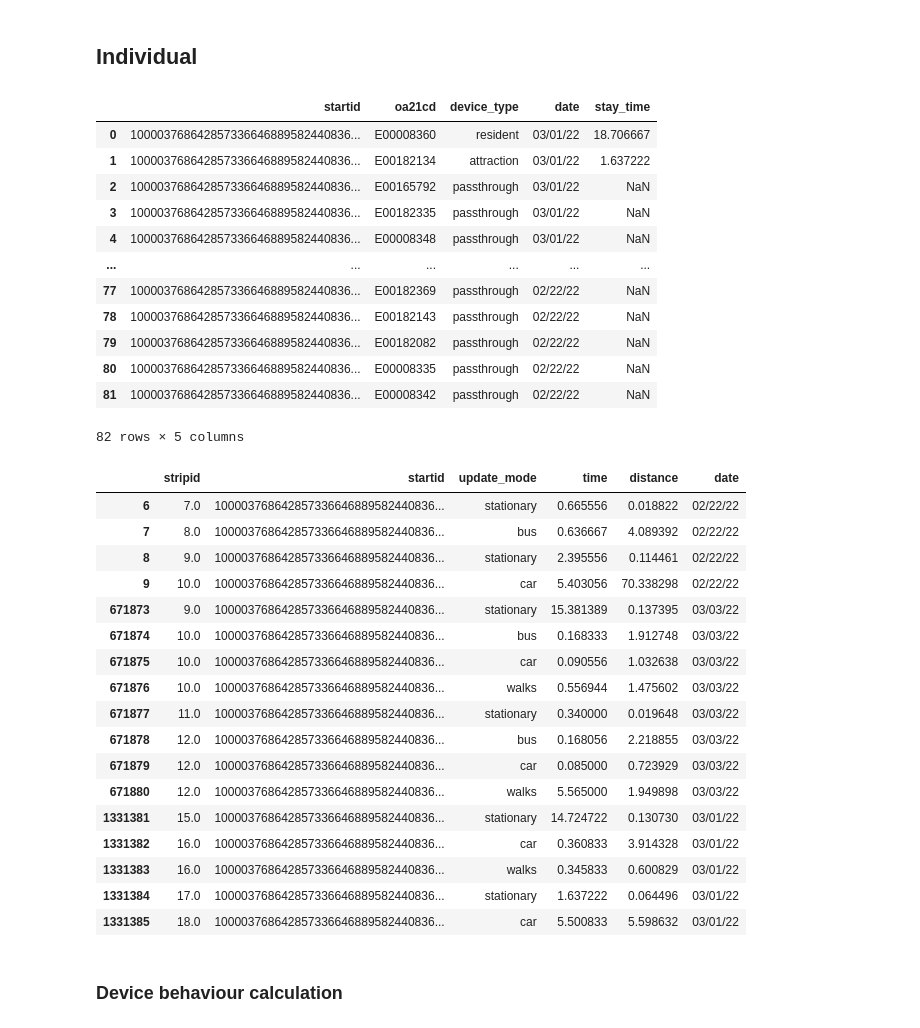
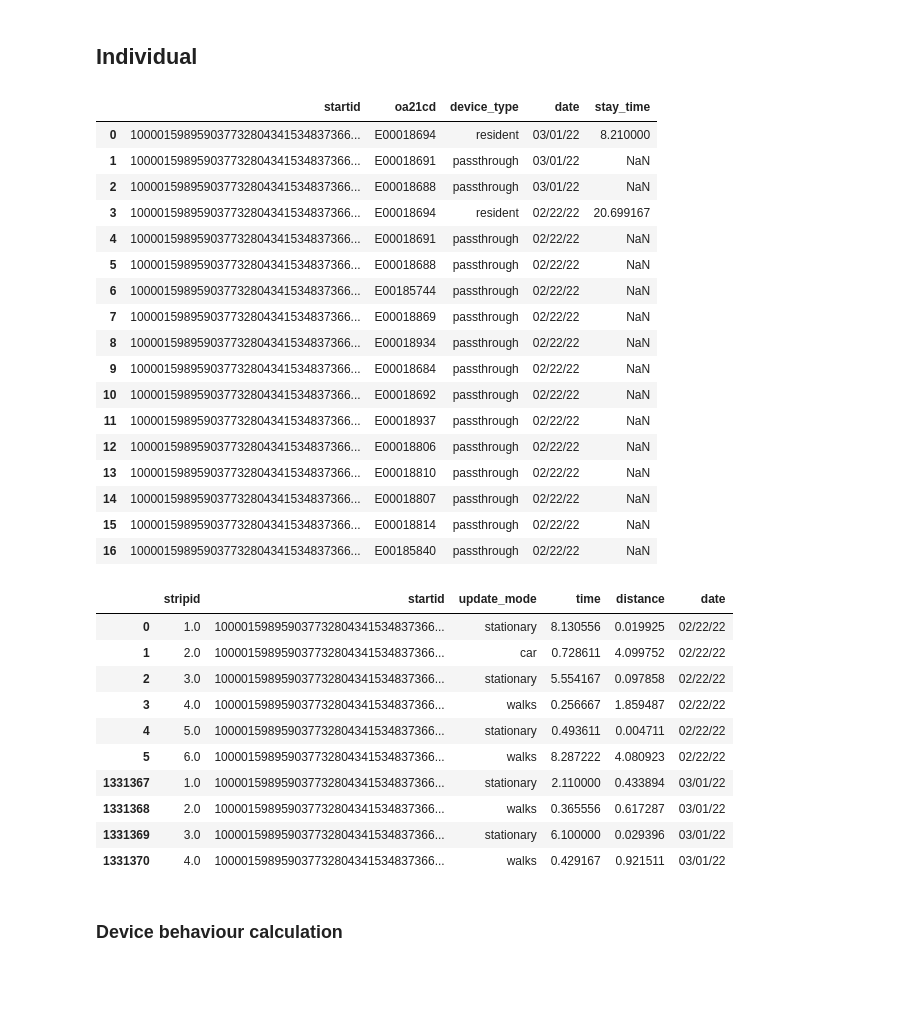
Before and after one commit to ZongheMa/Understanding-the-modal-shifting-and-travel-delays-under-short-term-transport-disruption-CSoLTS, a Jupyter notebook: EDA.ipynb, the cells around one changed output. Cells and saved outputs as stored; diff of their text form; code cells hidden in the pictures; blank space fills up the shorter version.

```diff
--- a/EDA.ipynb
+++ b/EDA.ipynb
@@ -86,54 +86,52 @@ travel_time_313 = travel_time[
 travel_time_313['date'] = pd.to_datetime(travel_time_313['date'], format='%m/%d/%y').dt.strftime('%m/%d/%y')
 # %%
 # Device related behavioral test
-test_device_lable = device_313['startid'].unique()[1]
+test_device_lable = device_313['startid'].unique()[0]
 # print(test_device_lable)
 test_device = device_313[device_313['startid'] == test_device_lable]
 # print(test_device)
 test_device_stay = stay_time_313[stay_time_313['startid'] == test_device_lable]
 # print(test_device_stay)
 test_device_modes = travel_time_313[travel_time_313['startid'] == test_device_lable]
 # print(test_device_travel)
 # merge the test device status, stay time and travel time
 test_device_status = pd.merge(test_device, test_device_stay, on=['startid', 'date', 'oa21cd', 'device_type'],
                               how='left')
 test_device = test_device.drop_duplicates().reset_index(drop=True)
 test_device_status
 # %% [output]
 |  | startid | oa21cd | device_type | date | stay_time |
-| 0 | 100003768642857336646889582440836... | E00008360 | resident | 03/01/22 | 18.706667 |
-| 1 | 100003768642857336646889582440836... | E00182134 | attraction | 03/01/22 | 1.637222 |
-| 2 | 100003768642857336646889582440836... | E00165792 | passthrough | 03/01/22 | NaN |
-| 3 | 100003768642857336646889582440836... | E00182335 | passthrough | 03/01/22 | NaN |
-| 4 | 100003768642857336646889582440836... | E00008348 | passthrough | 03/01/22 | NaN |
-| ... | ... | ... | ... | ... | ... |
-| 77 | 100003768642857336646889582440836... | E00182369 | passthrough | 02/22/22 | NaN |
-| 78 | 100003768642857336646889582440836... | E00182143 | passthrough | 02/22/22 | NaN |
-| 79 | 100003768642857336646889582440836... | E00182082 | passthrough | 02/22/22 | NaN |
-| 80 | 100003768642857336646889582440836... | E00008335 | passthrough | 02/22/22 | NaN |
-| 81 | 100003768642857336646889582440836... | E00008342 | passthrough | 02/22/22 | NaN |
+| 0 | 100001598959037732804341534837366... | E00018694 | resident | 03/01/22 | 8.210000 |
+| 1 | 100001598959037732804341534837366... | E00018691 | passthrough | 03/01/22 | NaN |
+| 2 | 100001598959037732804341534837366... | E00018688 | passthrough | 03/01/22 | NaN |
+| 3 | 100001598959037732804341534837366... | E00018694 | resident | 02/22/22 | 20.699167 |
+| 4 | 100001598959037732804341534837366... | E00018691 | passthrough | 02/22/22 | NaN |
+| 5 | 100001598959037732804341534837366... | E00018688 | passthrough | 02/22/22 | NaN |
+| 6 | 100001598959037732804341534837366... | E00185744 | passthrough | 02/22/22 | NaN |
+| 7 | 100001598959037732804341534837366... | E00018869 | passthrough | 02/22/22 | NaN |
+| 8 | 100001598959037732804341534837366... | E00018934 | passthrough | 02/22/22 | NaN |
+| 9 | 100001598959037732804341534837366... | E00018684 | passthrough | 02/22/22 | NaN |
+| 10 | 100001598959037732804341534837366... | E00018692 | passthrough | 02/22/22 | NaN |
+| 11 | 100001598959037732804341534837366... | E00018937 | passthrough | 02/22/22 | NaN |
+| 12 | 100001598959037732804341534837366... | E00018806 | passthrough | 02/22/22 | NaN |
+| 13 | 100001598959037732804341534837366... | E00018810 | passthrough | 02/22/22 | NaN |
+| 14 | 100001598959037732804341534837366... | E00018807 | passthrough | 02/22/22 | NaN |
+| 15 | 100001598959037732804341534837366... | E00018814 | passthrough | 02/22/22 | NaN |
+| 16 | 100001598959037732804341534837366... | E00185840 | passthrough | 02/22/22 | NaN |
-82 rows × 5 columns
 # %%
 test_device_modes
 # %% [output]
 |  | stripid | startid | update_mode | time | distance | date |
-| 6 | 7.0 | 100003768642857336646889582440836... | stationary | 0.665556 | 0.018822 | 02/22/22 |
-| 7 | 8.0 | 100003768642857336646889582440836... | bus | 0.636667 | 4.089392 | 02/22/22 |
-| 8 | 9.0 | 100003768642857336646889582440836... | stationary | 2.395556 | 0.114461 | 02/22/22 |
-| 9 | 10.0 | 100003768642857336646889582440836... | car | 5.403056 | 70.338298 | 02/22/22 |
-| 671873 | 9.0 | 100003768642857336646889582440836... | stationary | 15.381389 | 0.137395 | 03/03/22 |
-| 671874 | 10.0 | 100003768642857336646889582440836... | bus | 0.168333 | 1.912748 | 03/03/22 |
-| 671875 | 10.0 | 100003768642857336646889582440836... | car | 0.090556 | 1.032638 | 03/03/22 |
-| 671876 | 10.0 | 100003768642857336646889582440836... | walks | 0.556944 | 1.475602 | 03/03/22 |
-| 671877 | 11.0 | 100003768642857336646889582440836... | stationary | 0.340000 | 0.019648 | 03/03/22 |
-| 671878 | 12.0 | 100003768642857336646889582440836... | bus | 0.168056 | 2.218855 | 03/03/22 |
-| 671879 | 12.0 | 100003768642857336646889582440836... | car | 0.085000 | 0.723929 | 03/03/22 |
-| 671880 | 12.0 | 100003768642857336646889582440836... | walks | 5.565000 | 1.949898 | 03/03/22 |
-| 1331381 | 15.0 | 100003768642857336646889582440836... | stationary | 14.724722 | 0.130730 | 03/01/22 |
-| 1331382 | 16.0 | 100003768642857336646889582440836... | car | 0.360833 | 3.914328 | 03/01/22 |
-| 1331383 | 16.0 | 100003768642857336646889582440836... | walks | 0.345833 | 0.600829 | 03/01/22 |
-| 1331384 | 17.0 | 100003768642857336646889582440836... | stationary | 1.637222 | 0.064496 | 03/01/22 |
-| 1331385 | 18.0 | 100003768642857336646889582440836... | car | 5.500833 | 5.598632 | 03/01/22 |
+| 0 | 1.0 | 100001598959037732804341534837366... | stationary | 8.130556 | 0.019925 | 02/22/22 |
+| 1 | 2.0 | 100001598959037732804341534837366... | car | 0.728611 | 4.099752 | 02/22/22 |
+| 2 | 3.0 | 100001598959037732804341534837366... | stationary | 5.554167 | 0.097858 | 02/22/22 |
+| 3 | 4.0 | 100001598959037732804341534837366... | walks | 0.256667 | 1.859487 | 02/22/22 |
+| 4 | 5.0 | 100001598959037732804341534837366... | stationary | 0.493611 | 0.004711 | 02/22/22 |
+| 5 | 6.0 | 100001598959037732804341534837366... | walks | 8.287222 | 4.080923 | 02/22/22 |
+| 1331367 | 1.0 | 100001598959037732804341534837366... | stationary | 2.110000 | 0.433894 | 03/01/22 |
+| 1331368 | 2.0 | 100001598959037732804341534837366... | walks | 0.365556 | 0.617287 | 03/01/22 |
+| 1331369 | 3.0 | 100001598959037732804341534837366... | stationary | 6.100000 | 0.029396 | 03/01/22 |
+| 1331370 | 4.0 | 100001598959037732804341534837366... | walks | 0.429167 | 0.921511 | 03/01/22 |
 # %% [markdown]
 ### Device behaviour calculation
 # %%
```
